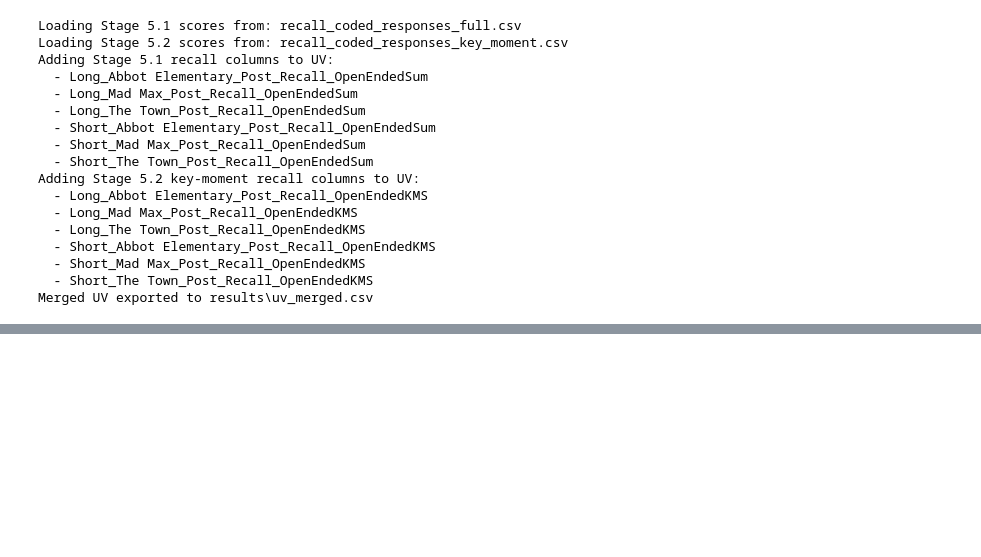
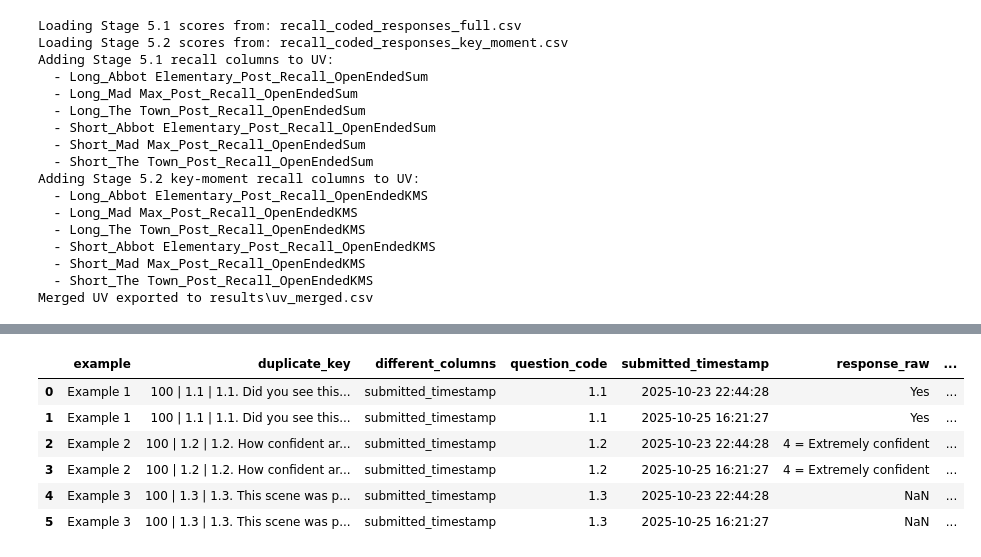
Before and after one commit to NeuralSenseCode/544_WBD_CXCU, a Jupyter notebook: analysis/assemble_uv.ipynb, the cells around one changed output, grey strips where cells are left out. Cells and saved outputs as stored; diff of their text form; code cells hidden in the pictures; blank space fills up the shorter version.

```diff
--- a/analysis/assemble_uv.ipynb
+++ b/analysis/assemble_uv.ipynb
@@ -3564,0 +4115,11 @@ Merged UV exported to results\uv_merged.csv
+# %%
+examples_df = pd.concat(example_tables, ignore_index=True)
+examples_df[['example','duplicate_key','different_columns','question_code','submitted_timestamp','response_raw','score_value']].head(10)
+# %% [output]
+|  | example | duplicate_key | different_columns | question_code | submitted_timestamp | response_raw | ... |
+| 0 | Example 1 | 100 | 1.1 | 1.1. Did you see this... | submitted_timestamp | 1.1 | 2025-10-23 22:44:28 | Yes | ... |
+| 1 | Example 1 | 100 | 1.1 | 1.1. Did you see this... | submitted_timestamp | 1.1 | 2025-10-25 16:21:27 | Yes | ... |
+| 2 | Example 2 | 100 | 1.2 | 1.2. How confident ar... | submitted_timestamp | 1.2 | 2025-10-23 22:44:28 | 4 = Extremely confident | ... |
+| 3 | Example 2 | 100 | 1.2 | 1.2. How confident ar... | submitted_timestamp | 1.2 | 2025-10-25 16:21:27 | 4 = Extremely confident | ... |
+| 4 | Example 3 | 100 | 1.3 | 1.3. This scene was p... | submitted_timestamp | 1.3 | 2025-10-23 22:44:28 | NaN | ... |
+| 5 | Example 3 | 100 | 1.3 | 1.3. This scene was p... | submitted_timestamp | 1.3 | 2025-10-25 16:21:27 | NaN | ... |
```
Also changed, not shown: parts of 20 cells of this notebook, 2 other files.
